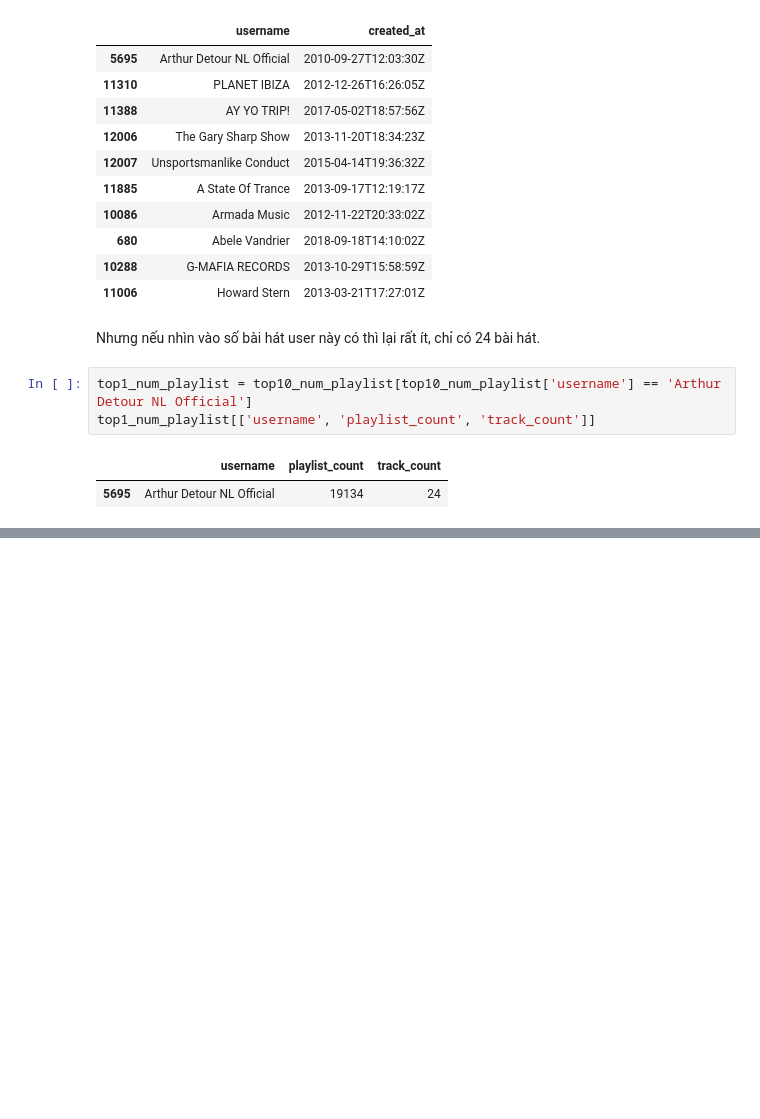
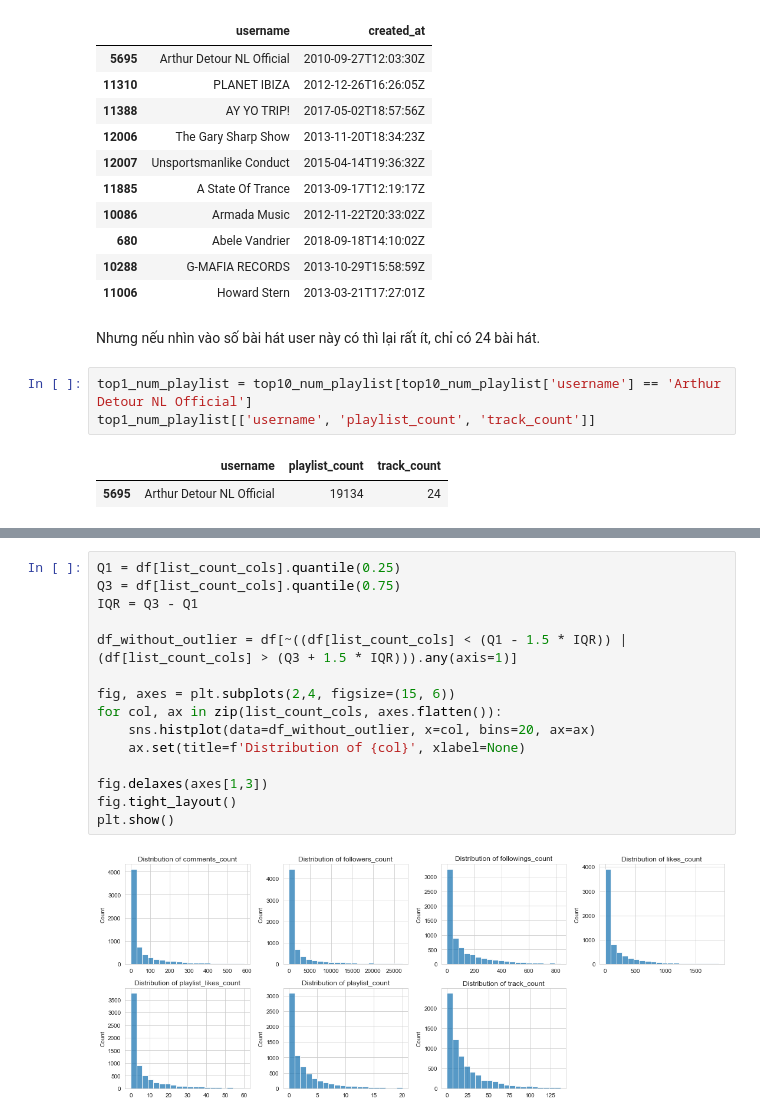
Before and after one commit to Qambitions/Introduce_DataScience_parse_soundclound, a Jupyter notebook: Tho_Workspace/Tho_notebook.ipynb, the cells around one changed output, grey strips where cells are left out. Cells and saved outputs as stored; diff of their text form; blank space fills up the shorter version.

```diff
--- a/Tho_Workspace/Tho_notebook.ipynb
+++ b/Tho_Workspace/Tho_notebook.ipynb
@@ -126,0 +183,17 @@ top1_num_playlist[['username', 'playlist_count', 'track_count']]
+# %%
+Q1 = df[list_count_cols].quantile(0.25)
+Q3 = df[list_count_cols].quantile(0.75)
+IQR = Q3 - Q1
+
+df_without_outlier = df[~((df[list_count_cols] < (Q1 - 1.5 * IQR)) |(df[list_count_cols] > (Q3 + 1.5 * IQR))).any(axis=1)]
+
+fig, axes = plt.subplots(2,4, figsize=(15, 6))
+for col, ax in zip(list_count_cols, axes.flatten()):
+    sns.histplot(data=df_without_outlier, x=col, bins=20, ax=ax)
+    ax.set(title=f'Distribution of {col}', xlabel=None)
+
+fig.delaxes(axes[1,3])
+fig.tight_layout()
+plt.show()
+# %% [output]
+[figure, added]
```
Also changed, not shown: parts of 15 cells of this notebook, 2 other files.
